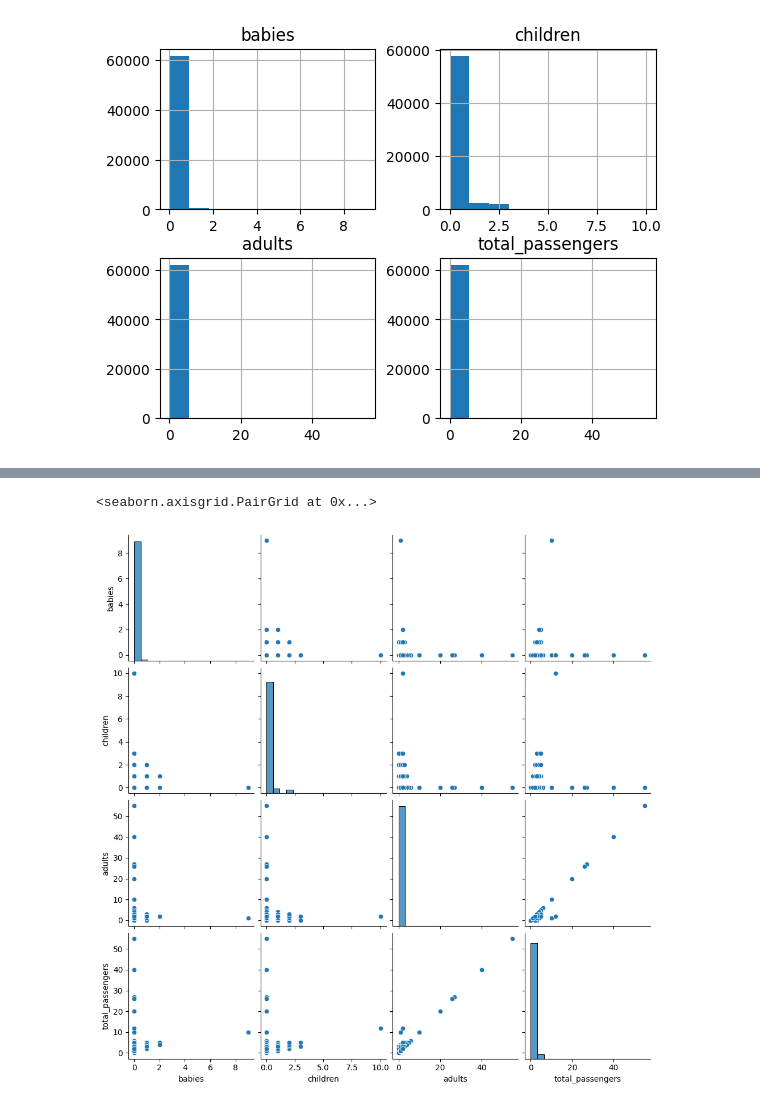
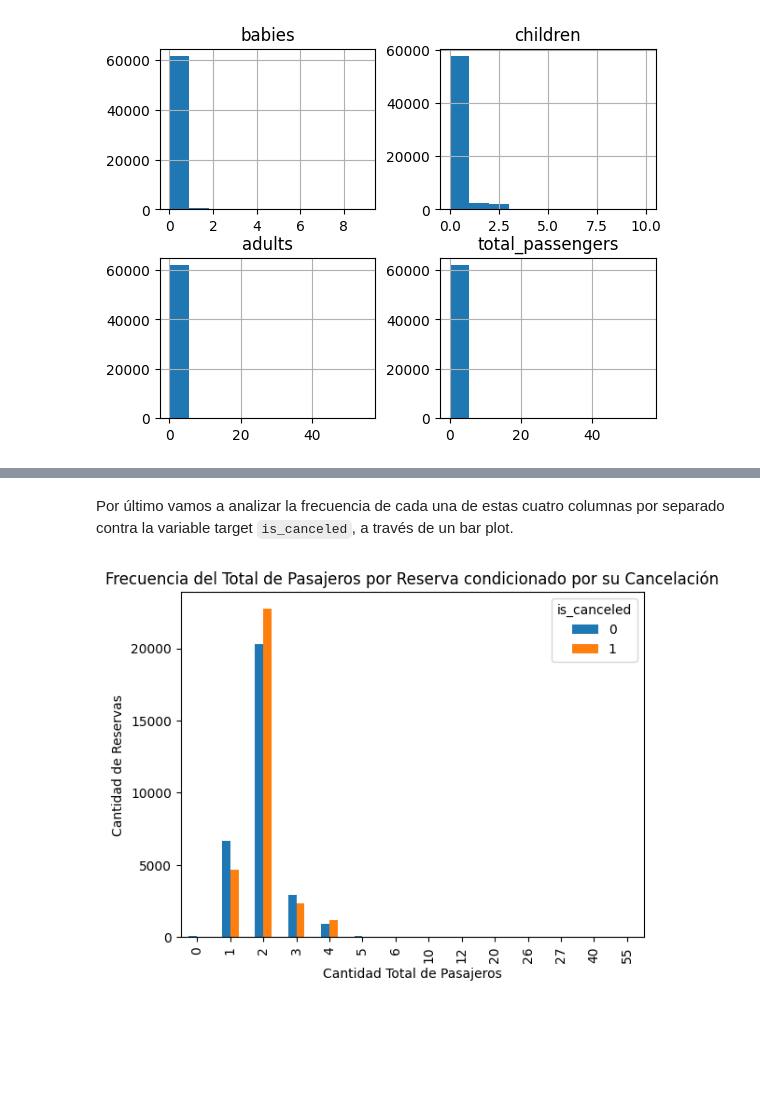
Before and after one commit to mrinkspot/Data-Science-and-Machine-Learning-Projects, a Jupyter notebook: notebook_tp.ipynb, the cells around one changed output, grey strips where cells are left out. Drawn from its saved outputs; the diff is of its cells as text; code cells hidden in the pictures; blank space fills up the shorter version.

Commit message:
Agrego análisis de las variables adults, children y babies y las unifico en total_passengers

```diff
--- a/notebook_tp.ipynb
+++ b/notebook_tp.ipynb
@@ -557,5 +540,12 @@ plt.show()
-# %%
-sns.pairplot(ds_trabajo, vars=['babies', 'children', 'adults', 'total_passengers'])
-# %% [output]
-<seaborn.axisgrid.PairGrid at 0x...>
-[figure, removed]
+# %% [markdown]
+Por último vamos a analizar la frecuencia de cada una de estas cuatro columnas por separado contra la variable target `is_canceled`, a través de un bar plot.
+# %%
+total_passengers_cancelled = ds_trabajo.groupby(['total_passengers', 'is_canceled']).size().unstack()
+
+total_passengers_cancelled.plot.bar()
+plt.title('Frecuencia del Total de Pasajeros por Reserva condicionado por su Cancelación')
+plt.xlabel('Cantidad Total de Pasajeros')
+plt.ylabel('Cantidad de Reservas')
+plt.show()
+# %% [output]
+[figure, added]
```
Also changed, not shown: parts of 20 cells of this notebook.
